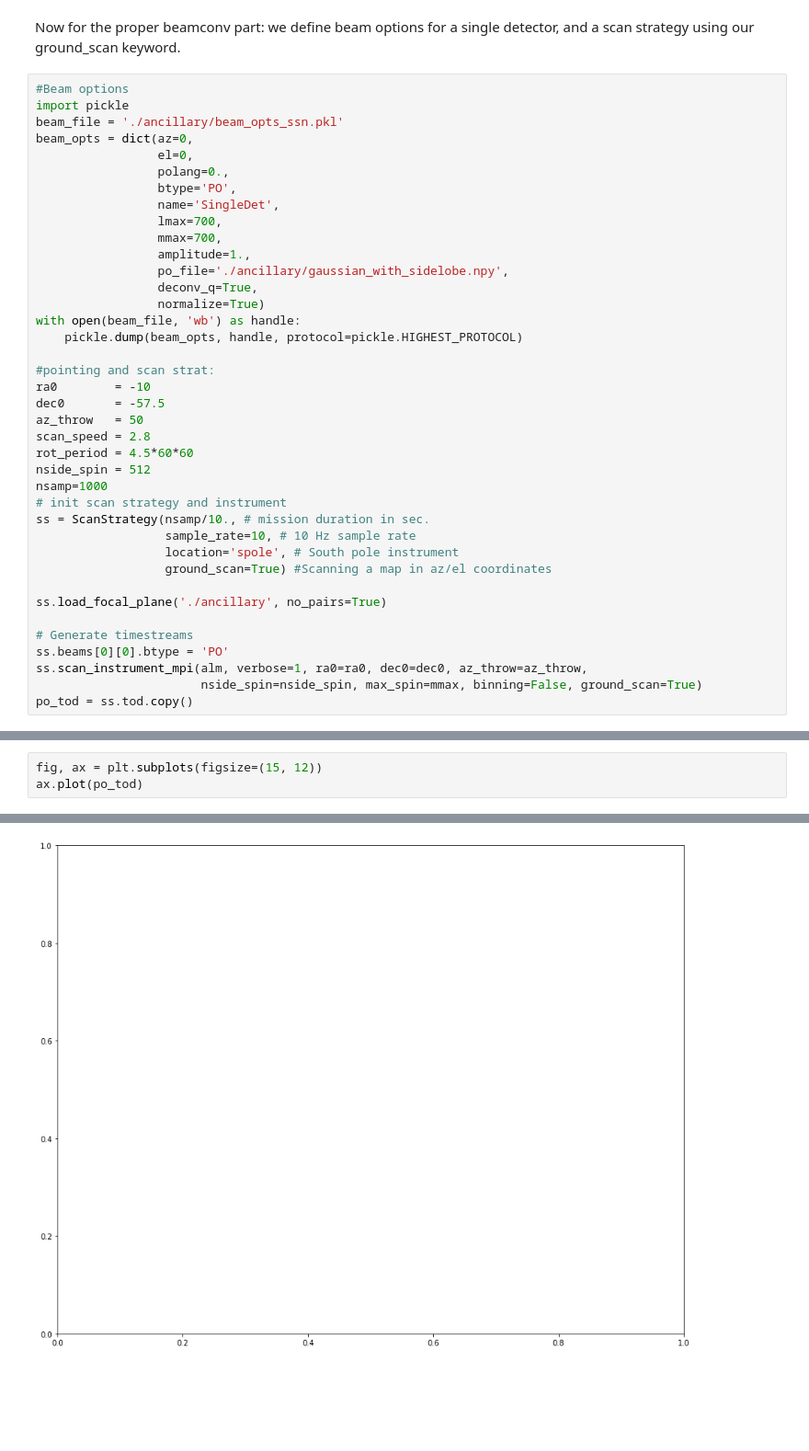
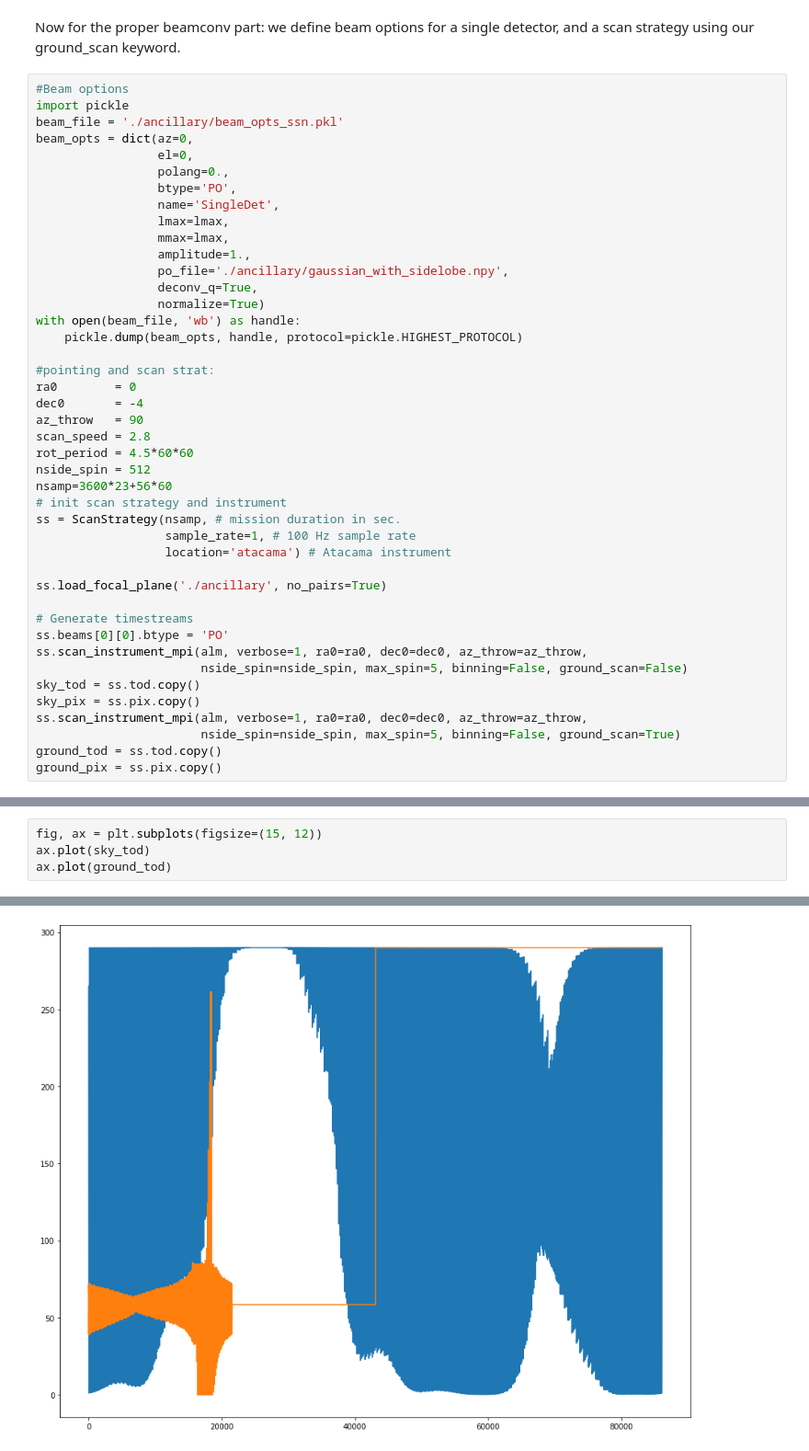
Before and after one commit to AdriJD/beamconv, a Jupyter notebook: notebooks/ground_ssn_scan.ipynb, the cells around one changed output, grey strips where cells are left out. Shown at 92% size. Saved outputs shown, nothing was run; the diff lists cells and outputs as text; blank space fills up the shorter version.

Commit message:
fixed format of bore quaternions for ground scans

```diff
--- a/notebooks/ground_ssn_scan.ipynb
+++ b/notebooks/ground_ssn_scan.ipynb
@@ -63,8 +68,8 @@ beam_opts = dict(az=0,
                  polang=0.,
                  btype='PO',
                  name='SingleDet',
-                 lmax=700,
-                 mmax=700,
+                 lmax=lmax,
+                 mmax=lmax,
                  amplitude=1.,
                  po_file='./ancillary/gaussian_with_sidelobe.npy',
                  deconv_q=True,
@@ -73,26 +78,30 @@ with open(beam_file, 'wb') as handle:
     pickle.dump(beam_opts, handle, protocol=pickle.HIGHEST_PROTOCOL)
 
 #pointing and scan strat:
-ra0        = -10
-dec0       = -57.5
-az_throw   = 50
+ra0        = 0
+dec0       = -4
+az_throw   = 90
 scan_speed = 2.8
 rot_period = 4.5*60*60
 nside_spin = 512
-nsamp=1000
+nsamp=3600*23+56*60
 # init scan strategy and instrument
-ss = ScanStrategy(nsamp/10., # mission duration in sec.
-                  sample_rate=10, # 10 Hz sample rate
-                  location='spole', # South pole instrument
-                  ground_scan=True) #Scanning a map in az/el coordinates
+ss = ScanStrategy(nsamp, # mission duration in sec.
+                  sample_rate=1, # 100 Hz sample rate
+                  location='atacama') # Atacama instrument
 
 ss.load_focal_plane('./ancillary', no_pairs=True)
 
 # Generate timestreams
 ss.beams[0][0].btype = 'PO'
 ss.scan_instrument_mpi(alm, verbose=1, ra0=ra0, dec0=dec0, az_throw=az_throw,
-                       nside_spin=nside_spin, max_spin=mmax, binning=False, ground_scan=True)
-po_tod = ss.tod.copy()
+                       nside_spin=nside_spin, max_spin=5, binning=False, ground_scan=False)
+sky_tod = ss.tod.copy()
+sky_pix = ss.pix.copy()
+ss.scan_instrument_mpi(alm, verbose=1, ra0=ra0, dec0=dec0, az_throw=az_throw,
+                       nside_spin=nside_spin, max_spin=5, binning=False, ground_scan=True)
+ground_tod = ss.tod.copy()
+ground_pix = ss.pix.copy()
 # %% [output]
 Scanning with 2 detectors
 [rank 000]: working on: SingleDetA, SingleDetB
@@ -100,4 +114,5 @@ TypeError: First argument must be a sequence with three elements.
 # %%
 fig, ax = plt.subplots(figsize=(15, 12))
-ax.plot(po_tod)
+ax.plot(sky_tod)
+ax.plot(ground_tod)
 # %% [output]
@@ -105 +120 @@ NameError: name 'po_tod' is not defined
-[figure, old version]
+[figure, new version]
```
Also changed, not shown: parts of 8 cells of this notebook, 1 other file.
